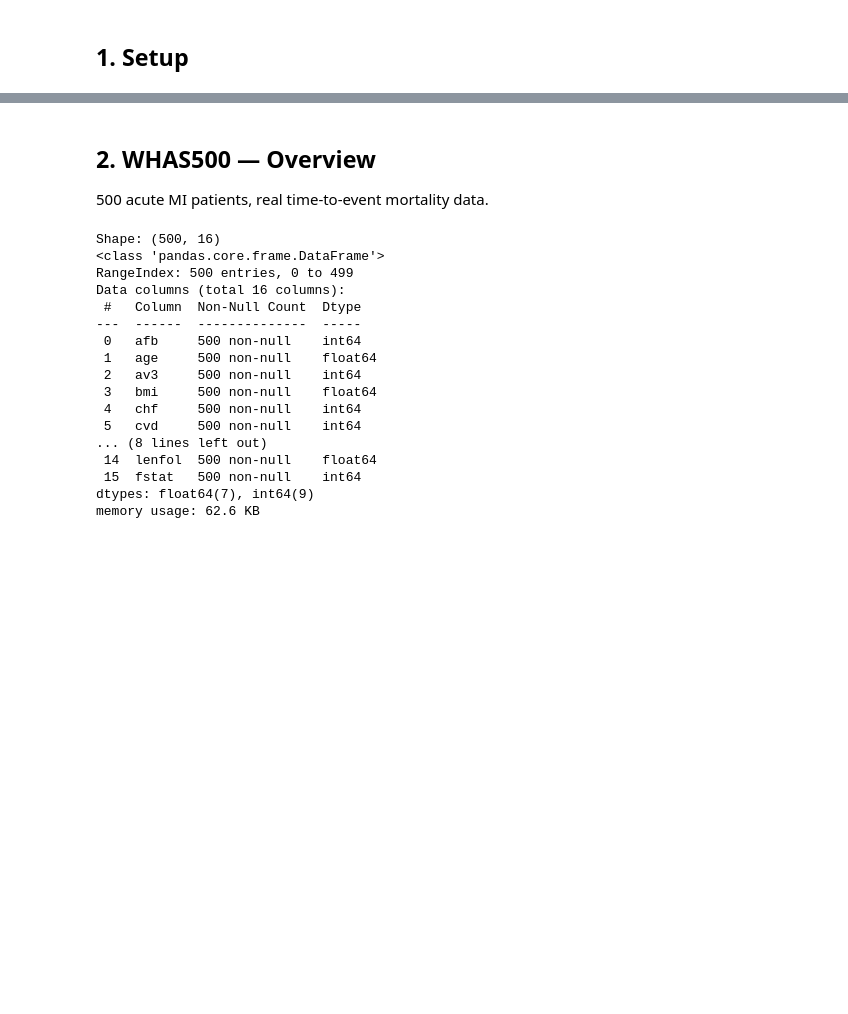
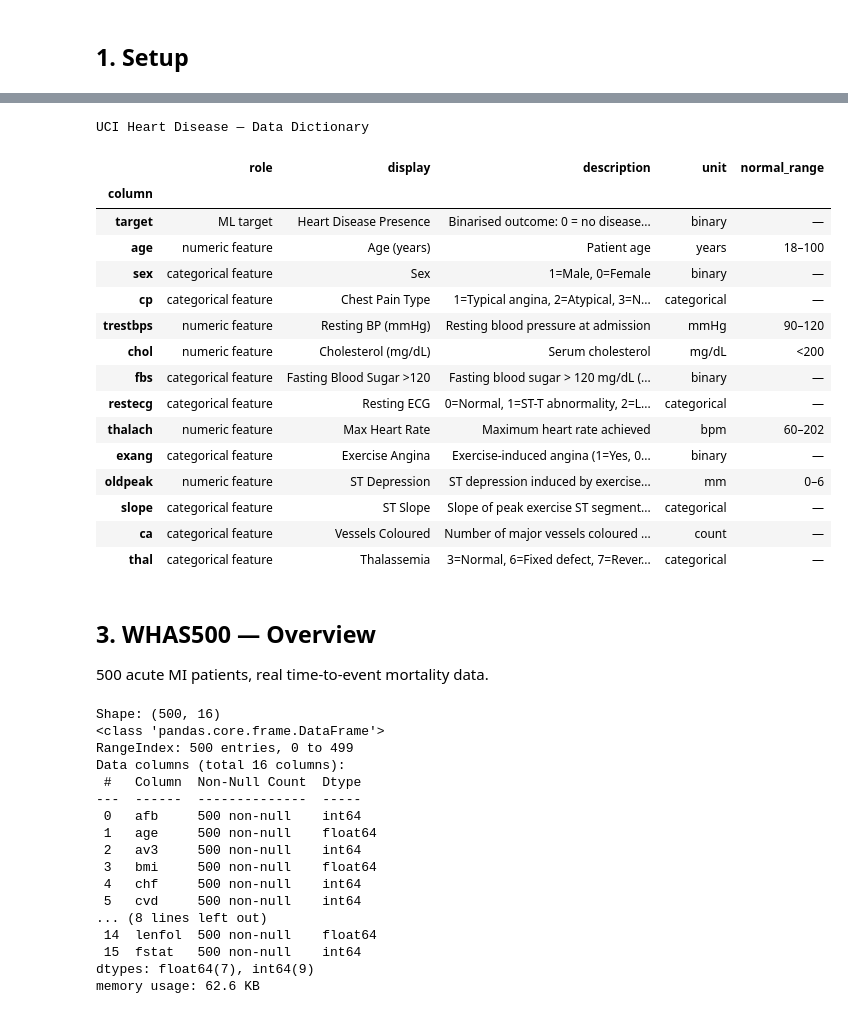
Before and after one commit to ayodeji07/patient_survival_prediction, a Jupyter notebook: notebooks/00_eda.ipynb, the cells around one changed output, grey strips where cells are left out. Cells and saved outputs as stored; diff of their text form; code cells hidden in the pictures; blank space fills up the shorter version.

```diff
--- a/notebooks/00_eda.ipynb
+++ b/notebooks/00_eda.ipynb
@@ -39,5 +100,50 @@ Setup OK
+# %%
+from src.utils.constants import UCI_FEATURE_META
+
+uci_target_meta = {
+    UCIHeartConfig.target_col: {
+        'display': 'Heart Disease Presence', 'role': 'ML target',
+        'description': 'Binarised outcome: 0 = no disease, 1 = disease present (collapsed from the original 0–4 severity scale)',
+        'unit': 'binary', 'normal': None,
+    },
+}
+
+rows = []
+for col, meta in {**uci_target_meta, **{c: {**UCI_FEATURE_META[c],
+        'role': 'numeric feature' if c in UCIHeartConfig.numeric_features else 'categorical feature'}
+        for c in UCI_FEATURE_META}}.items():
+    rows.append({
+        'column': col,
+        'role': meta.get('role', ''),
+        'display': meta['display'],
+        'description': meta['description'],
+        'unit': meta.get('unit', ''),
+        'normal_range': meta.get('normal') or '—',
+    })
+
+uci_dict = pd.DataFrame(rows).set_index('column')
+print('UCI Heart Disease — Data Dictionary')
+uci_dict
+# %% [output]
+UCI Heart Disease — Data Dictionary
+|  | role | display | description | unit | normal_range |
+| column |  |  |  |  |  |
+| target | ML target | Heart Disease Presence | Binarised outcome: 0 = no disease... | binary | — |
+| age | numeric feature | Age (years) | Patient age | years | 18–100 |
+| sex | categorical feature | Sex | 1=Male, 0=Female | binary | — |
+| cp | categorical feature | Chest Pain Type | 1=Typical angina, 2=Atypical, 3=N... | categorical | — |
+| trestbps | numeric feature | Resting BP (mmHg) | Resting blood pressure at admission | mmHg | 90–120 |
+| chol | numeric feature | Cholesterol (mg/dL) | Serum cholesterol | mg/dL | <200 |
+| fbs | categorical feature | Fasting Blood Sugar >120 | Fasting blood sugar > 120 mg/dL (... | binary | — |
+| restecg | categorical feature | Resting ECG | 0=Normal, 1=ST-T abnormality, 2=L... | categorical | — |
+| thalach | numeric feature | Max Heart Rate | Maximum heart rate achieved | bpm | 60–202 |
+| exang | categorical feature | Exercise Angina | Exercise-induced angina (1=Yes, 0... | binary | — |
+| oldpeak | numeric feature | ST Depression | ST depression induced by exercise... | mm | 0–6 |
+| slope | categorical feature | ST Slope | Slope of peak exercise ST segment... | categorical | — |
+| ca | categorical feature | Vessels Coloured | Number of major vessels coloured ... | count | — |
+| thal | categorical feature | Thalassemia | 3=Normal, 6=Fixed defect, 7=Rever... | categorical | — |
 # %% [markdown]
-## 2. WHAS500 — Overview
+## 3. WHAS500 — Overview
 
 500 acute MI patients, real time-to-event mortality data.
 # %%
```
Also changed, not shown: parts of 15 cells of this notebook.
